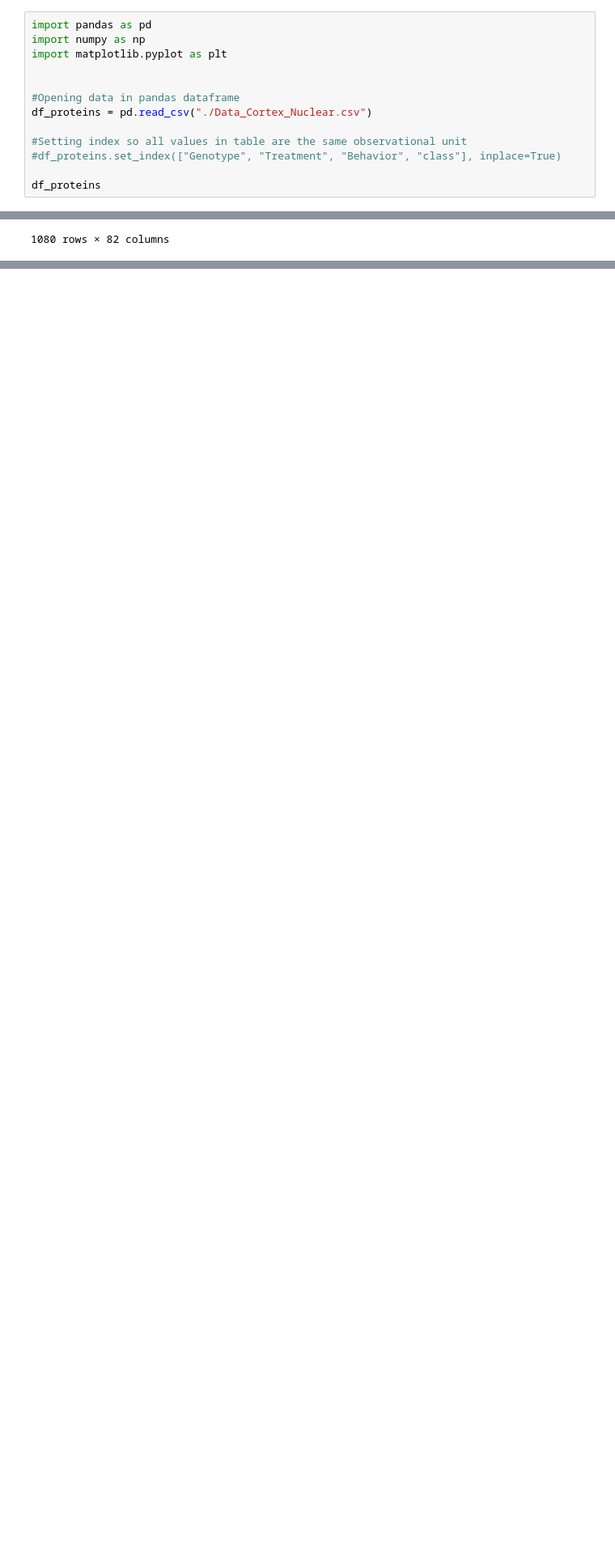
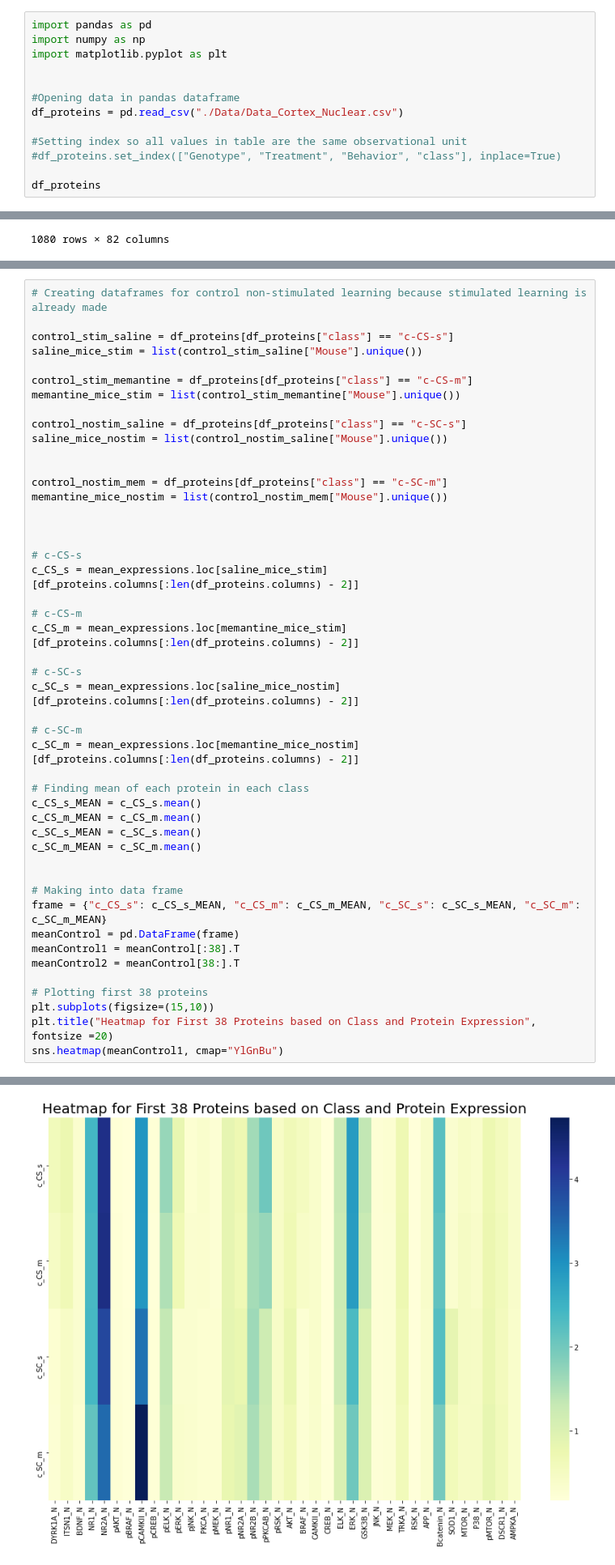
Before and after one commit to prinaldi3/prinaldi3.github.io, a Jupyter notebook: Mice Protein Expression Data-3.ipynb, the cells around one changed output, grey strips where cells are left out. Shown: that part at 81% size. Drawn from its saved outputs; the diff is of its cells as text; blank space fills up the shorter version.

```diff
--- a/Mice Protein Expression Data-3.ipynb
+++ b/Mice Protein Expression Data-3.ipynb
@@ -26,7 +27,7 @@ import matplotlib.pyplot as plt
 
 
 #Opening data in pandas dataframe
-df_proteins = pd.read_csv("./Data_Cortex_Nuclear.csv")
+df_proteins = pd.read_csv("./Data/Data_Cortex_Nuclear.csv")
 
 #Setting index so all values in table are the same observational unit
 #df_proteins.set_index(["Genotype", "Treatment", "Behavior", "class"], inplace=True)
@@ -278,0 +229,48 @@ Text(0.5, 0, 'Protein Expression Level')
+# %%
+# Creating dataframes for control non-stimulated learning because stimulated learning is already made
+
+control_stim_saline = df_proteins[df_proteins["class"] == "c-CS-s"]
+saline_mice_stim = list(control_stim_saline["Mouse"].unique())
+
+control_stim_memantine = df_proteins[df_proteins["class"] == "c-CS-m"]
+memantine_mice_stim = list(control_stim_memantine["Mouse"].unique())
+
+control_nostim_saline = df_proteins[df_proteins["class"] == "c-SC-s"]
+saline_mice_nostim = list(control_nostim_saline["Mouse"].unique())
+
+
+control_nostim_mem = df_proteins[df_proteins["class"] == "c-SC-m"]
+memantine_mice_nostim = list(control_nostim_mem["Mouse"].unique())
+
+
+
+# c-CS-s
+c_CS_s = mean_expressions.loc[saline_mice_stim][df_proteins.columns[:len(df_proteins.columns) - 2]]
+
+# c-CS-m
+c_CS_m = mean_expressions.loc[memantine_mice_stim][df_proteins.columns[:len(df_proteins.columns) - 2]]
+
+# c-SC-s
+c_SC_s = mean_expressions.loc[saline_mice_nostim][df_proteins.columns[:len(df_proteins.columns) - 2]]
+
+# c-SC-m
+c_SC_m = mean_expressions.loc[memantine_mice_nostim][df_proteins.columns[:len(df_proteins.columns) - 2]]
+
+# Finding mean of each protein in each class
+c_CS_s_MEAN = c_CS_s.mean()
+c_CS_m_MEAN = c_CS_m.mean()
+c_SC_s_MEAN = c_SC_s.mean()
+c_SC_m_MEAN = c_SC_m.mean()
+
+
+# Making into data frame
+frame = {"c_CS_s": c_CS_s_MEAN, "c_CS_m": c_CS_m_MEAN, "c_SC_s": c_SC_s_MEAN, "c_SC_m": c_SC_m_MEAN}
+meanControl = pd.DataFrame(frame)
+meanControl1 = meanControl[:38].T
+meanControl2 = meanControl[38:].T
+
+# Plotting first 38 proteins
+plt.subplots(figsize=(15,10))
+plt.title("Heatmap for First 38 Proteins based on Class and Protein Expression", fontsize =20)
+sns.heatmap(meanControl1, cmap="YlGnBu")
+# %% [output]
@@ -278,0 +278 @@ Text(0.5, 0, 'Protein Expression Level')
+[figure, added]
```
Also changed, not shown: parts of 40 cells of this notebook.
